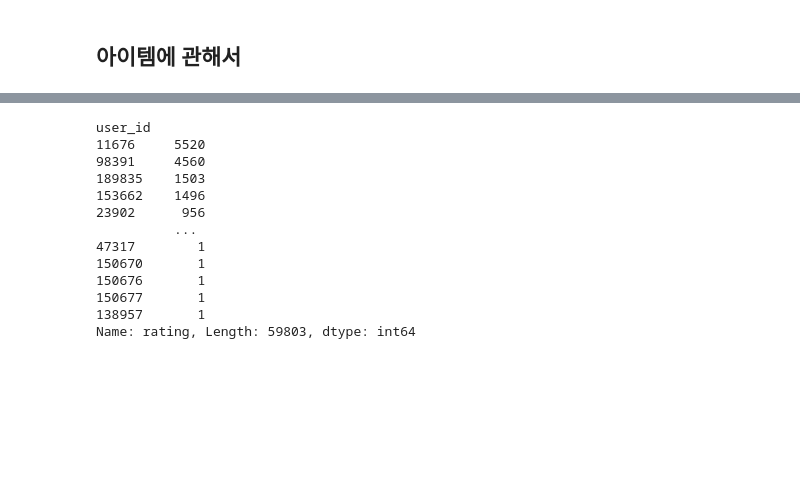
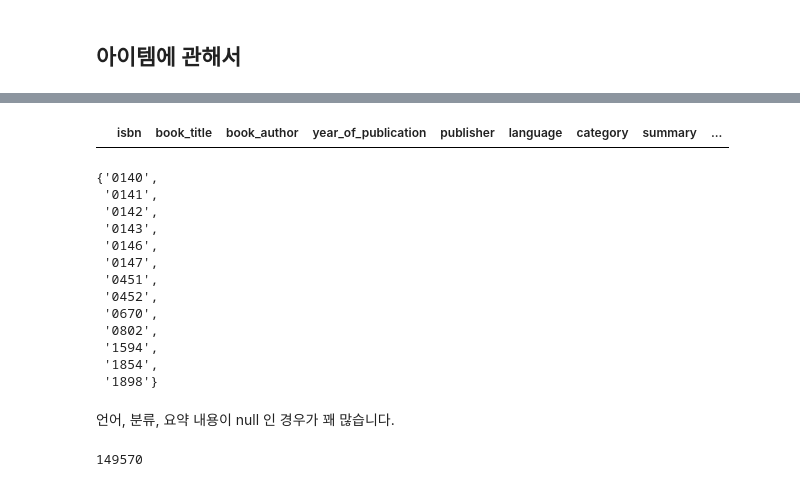
Before and after one commit to boostcampaitech4recsys2/level1_bookratingprediction_recsys-level1-recsys-06, a Jupyter notebook: EDA/KSY.ipynb, the cells around one changed output, grey strips where cells are left out. Saved outputs shown, nothing was run; the diff lists cells and outputs as text; code cells hidden in the pictures; blank space fills up the shorter version.

```diff
--- a/KSY.ipynb
+++ b/EDA/KSY.ipynb
@@ -110,0 +143,6 @@ Name: isbn, Length: 306795, dtype: object
+# %%
+tem = books[books['publisher'].str.contains('Pocket')]
+tem_num = set(tem['isbn'])
+train_t = train[(train['user_id'] == 11676)]
+train_t = train_t[train_t['isbn'].isin(tem_num)]
+train_t['rating'].value_counts()
@@ -110,0 +181,3 @@ Name: isbn, Length: 306795, dtype: object
+# %%
+tem['tem'] = tem['isbn'].apply(lambda x : x[:2])
+tem['tem'].value_counts()
@@ -111,17 +196,27 @@ Name: isbn, Length: 306795, dtype: object
+# %%
+tem[tem['publisher'] == 'Penguin Books USA']
+# %% [output]
+|  | isbn | book_title | book_author | year_of_publication | publisher | language | category | summary | ... |
 # %%
-train_counts_i = train.groupby('user_id')['rating'].count().sort_values(ascending=False)
-test_counts_i = test.groupby('user_id')['rating'].count().sort_values(ascending=False)
+tem = books['isbn'][books['publisher'] == 'Penguin Books']
+set(tem.apply(lambda x : x[:4]))
 # %% [output]
-user_id
-11676     5520
-98391     4560
-189835    1503
-153662    1496
-23902      956
-          ...
-47317        1
-150670       1
-150676       1
-150677       1
-138957       1
-Name: rating, Length: 59803, dtype: int64
+{'0140',
+ '0141',
+ '0142',
+ '0143',
+ '0146',
+ '0147',
+ '0451',
+ '0452',
+ '0670',
+ '0802',
+ '1594',
+ '1854',
+ '1898'}
+# %% [markdown]
+언어, 분류, 요약 내용이 null 인 경우가 꽤 많습니다.
+# %%
+books['isbn'].nunique()
+# %% [output]
+149570
```
Also changed, not shown: parts of 10 cells of this notebook, 1 other file.
